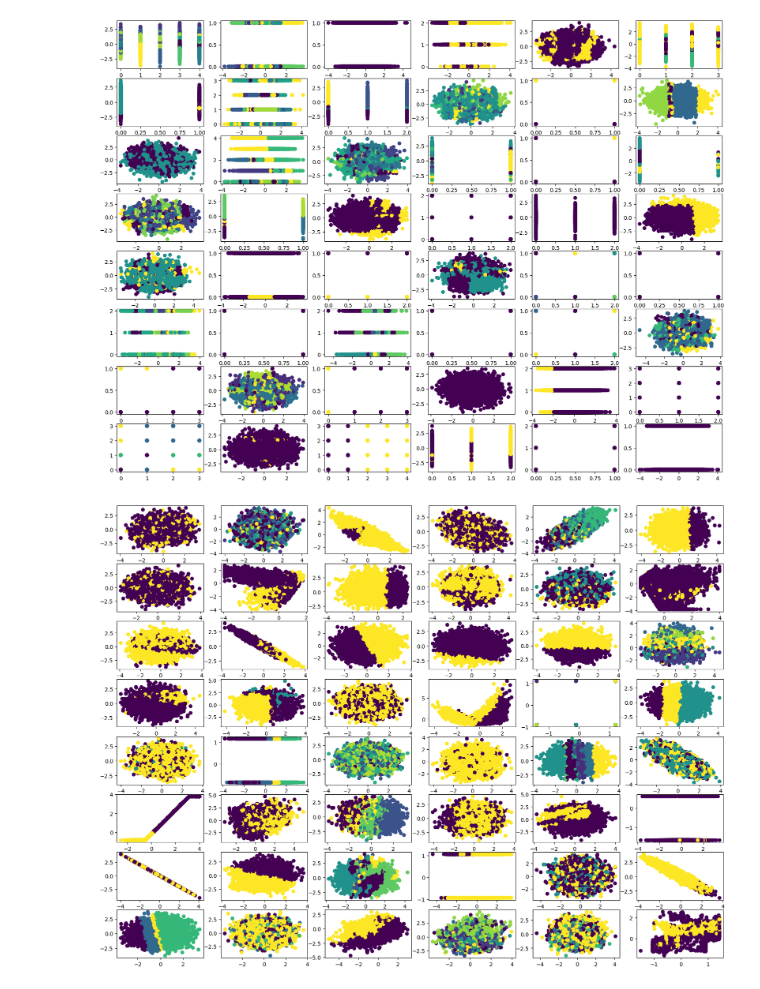
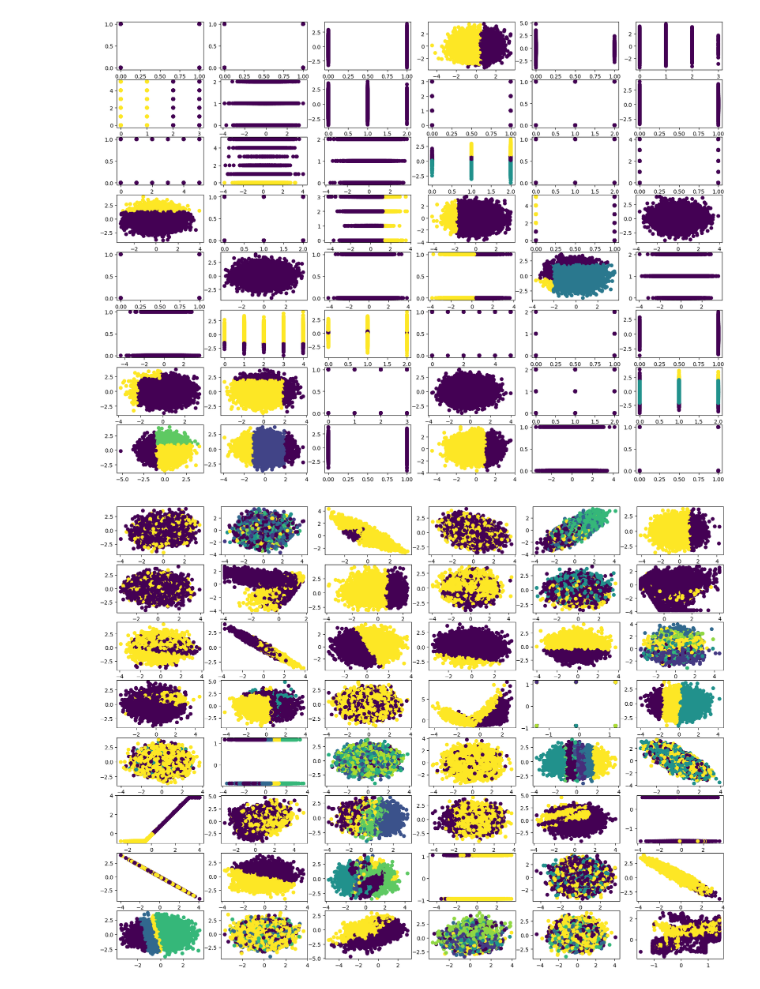
Before and after one commit to FelixdenBreejen/TabForestPFN, a Jupyter notebook: tabularbench/data/forest_generator.ipynb, the cells around one changed output. Saved outputs shown, nothing was run; the diff lists cells and outputs as text; code cells hidden in the pictures.

Commit message:
Add synthetic cuts

```diff
--- a/tabularbench/data/forest_generator.ipynb
+++ b/tabularbench/data/forest_generator.ipynb
@@ -4,16 +4,16 @@
 # %%
 from tabularbench.data.synthetic_generator_forest import synthetic_dataset_generator_forest, synthetic_dataset_function_forest
 import numpy as np
 import matplotlib.pyplot as plt
 
 fig, axes = plt.subplots(8, 6, figsize=(20, 15))
 
 for ax in axes.flatten():
-    x2, b = synthetic_dataset_function_forest(base_size=1000, min_features=2, max_features=2, min_depth=1, max_depth=25)
+    x2, b = synthetic_dataset_function_forest(base_size=1000, min_features=2, max_features=2, min_depth=2, max_depth=2)
     i1, i2 = np.random.choice(x2.shape[1], size=(2,), replace=False)
     ax.scatter(x2[:, i1], x2[:, i2], c=b)
 # %% [output]
-[figure, old version]
+[figure, new version]
 # %%
 from tabularbench.data.synthetic_generator_tabpfn import synthetic_dataset_generator_tabpfn
 
```
Also changed, not shown: parts of 3 cells of this notebook, 2 other files.
